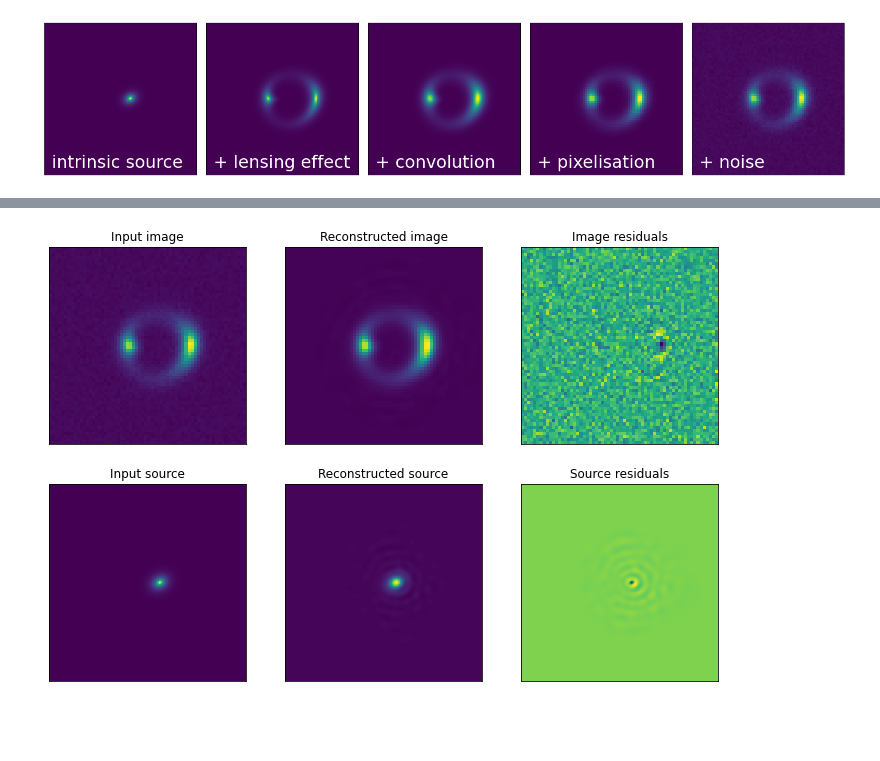
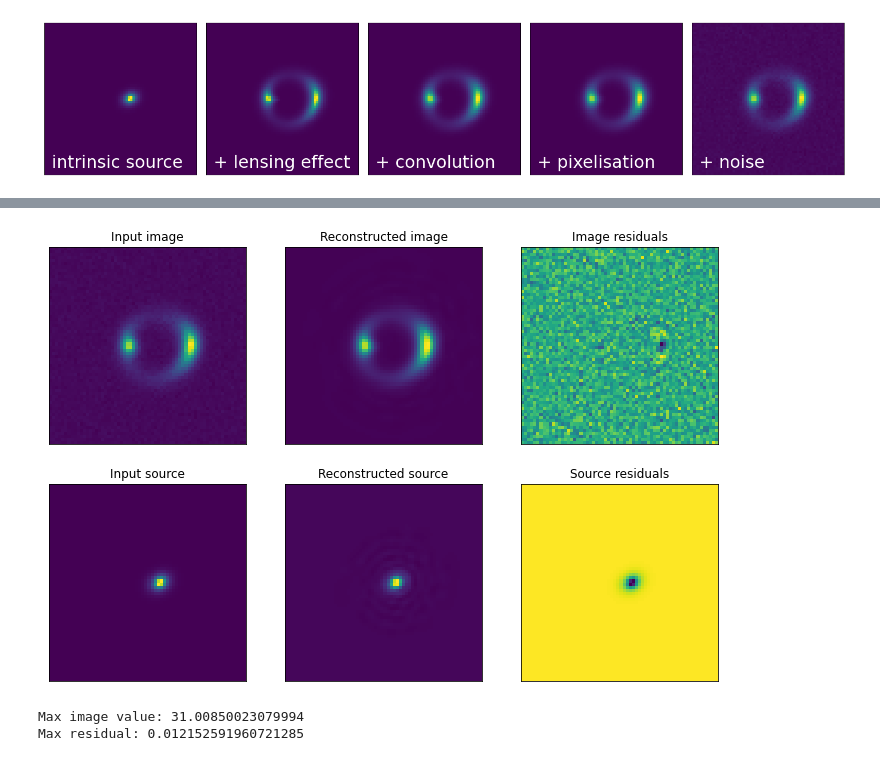
Before and after one commit to yashpatel5400/substructure, a Jupyter notebook: reconstruction.ipynb, the cells around one changed output, grey strips where cells are left out. Cells and saved outputs as stored; diff of their text form; code cells hidden in the pictures; blank space fills up the shorter version.

```diff
--- a/reconstruction.ipynb
+++ b/reconstruction.ipynb
@@ -90,10 +88,6 @@ shapeletSet = ShapeletSet()
 # final data configuration
 kwargs_data_real = sim_util.data_configure_simple(numPix, deltaPix, exp_time, background_rms)
 data_real = ImageData(**kwargs_data_real)
-
-# high resolution data configuration
-kwargs_data_high_res = sim_util.data_configure_simple(numPix*high_res_factor, deltaPix/high_res_factor, exp_time, background_rms)
-data_high_res = ImageData(**kwargs_data_high_res)
 
 psf = PSF(psf_type=psf_type, fwhm=fwhm, truncation=5)
 psf_high_res = psf
@@ -113,12 +107,12 @@ image_real_lensed = image_no_noise_lensed + poisson + bkg
 imageModel_no_lenslight = ImageModel(data_class=data_real, psf_class=psf, kwargs_numerics=kwargs_numerics, lens_model_class=lensModel, source_model_class=sourceLightModel, lens_light_model_class=None)
 image_no_lenslight = imageModel.image(kwargs_lens, kwargs_source, kwargs_lens_light=None, kwargs_ps=None)
 
-imageModel_high_res = ImageModel(data_class=data_high_res, psf_class=psf_high_res, kwargs_numerics={}, lens_model_class=lensModel, source_model_class=sourceLightModel, lens_light_model_class=lens_light_model_class)
+imageModel_high_res = ImageModel(data_class=data_real, psf_class=psf_high_res, kwargs_numerics={}, lens_model_class=lensModel, source_model_class=sourceLightModel, lens_light_model_class=lens_light_model_class)
 image_high_res_conv_lensed = imageModel_high_res.image(kwargs_lens, kwargs_source, kwargs_lens_light=kwargs_lens_light, kwargs_ps=None)
 
-imageModel_high_res = ImageModel(data_class=data_high_res, psf_class=psf_no, kwargs_numerics={}, lens_model_class=lensModel, source_model_class=sourceLightModel, lens_light_model_class=lens_light_model_class)
+imageModel_high_res = ImageModel(data_class=data_real, psf_class=psf_no, kwargs_numerics={}, lens_model_class=lensModel, source_model_class=sourceLightModel, lens_light_model_class=lens_light_model_class)
 image_high_res_lensed = imageModel_high_res.image(kwargs_lens, kwargs_source, kwargs_lens_light=kwargs_lens_light, kwargs_ps=None)
 
-imageModel_ = ImageModel(data_class=data_high_res, psf_class=psf_no, kwargs_numerics={}, source_model_class=sourceLightModel, lens_light_model_class=lens_light_model_class)
+imageModel_ = ImageModel(data_class=data_real, psf_class=psf_no, kwargs_numerics={}, source_model_class=sourceLightModel, lens_light_model_class=lens_light_model_class)
 image_high_res_nolens_large = imageModel_.image(kwargs_lens=None, kwargs_source=kwargs_source, kwargs_lens_light=kwargs_lens_light, kwargs_ps=None)
 # %%
@@ -198,27 +188,32 @@ lensed_reconstructed = wls_model
 # %%
 # given the solution of the linear inversion, we can also plot the coefficients in the source plane
 
-x_coords, y_coords = data_high_res.pixel_coordinates
+x_coords, y_coords = data_real.pixel_coordinates
 source_reconstructed = shapeletSet_reconstruct.function(util.image2array(x_coords), util.image2array(y_coords), param, n_max_reconstruct, beta_reconstruct, center_x=source_x, center_y=source_y)
 source_reconstructed_2d = util.array2image(source_reconstructed) * (deltaPix/high_res_factor)**2  # map 1d data vector in 2d image
 reduced_residuals = imageModel.reduced_residuals(wls_model)
 label_to_image = {
     "Input image": image_real_lensed,
     "Reconstructed image": wls_model,
     "Image residuals": reduced_residuals,
     "Input source": image_high_res_nolens_large,
     "Reconstructed source": source_reconstructed_2d,
     "Source residuals": source_reconstructed_2d - image_high_res_nolens_large,
 }
 
 f, axes = plt.subplots(2, 3, figsize=(12, 8), sharex=False, sharey=False)
 for i, label in enumerate(label_to_image):
     ax = axes[i // 3, i - 3 * (i // 3)]
     ax.matshow(label_to_image[label], origin='lower')
     ax.set_title(label)
     ax.get_xaxis().set_visible(False)
     ax.get_yaxis().set_visible(False)
     ax.autoscale(False)
 plt.show()
+
+print(f"Max image value: {np.max(image_high_res_nolens_large)}")
+print(f"Max residual: {np.max(source_reconstructed_2d - image_high_res_nolens_large)}")
 # %% [output]
-[figure, old version]
+[figure, new version]
+Max image value: 31.00850023079994
+Max residual: 0.012152591960721285
```
Also changed, not shown: parts of 3 cells of this notebook.
